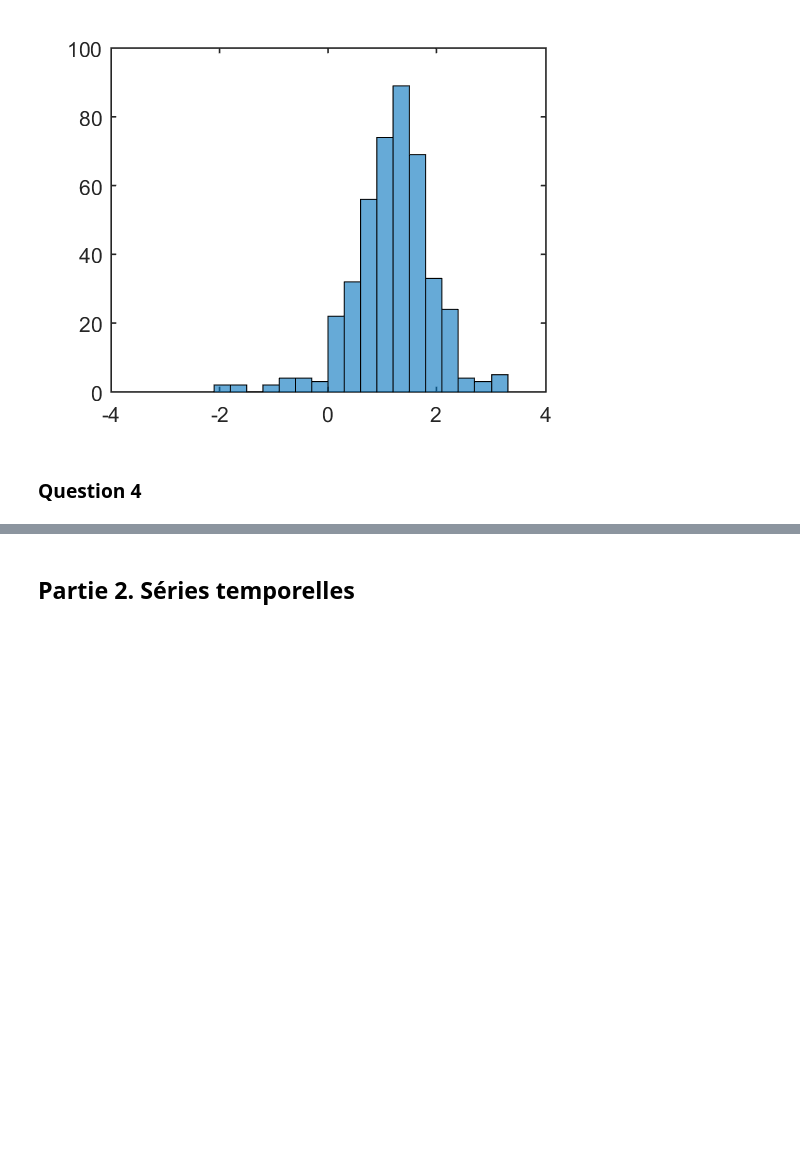
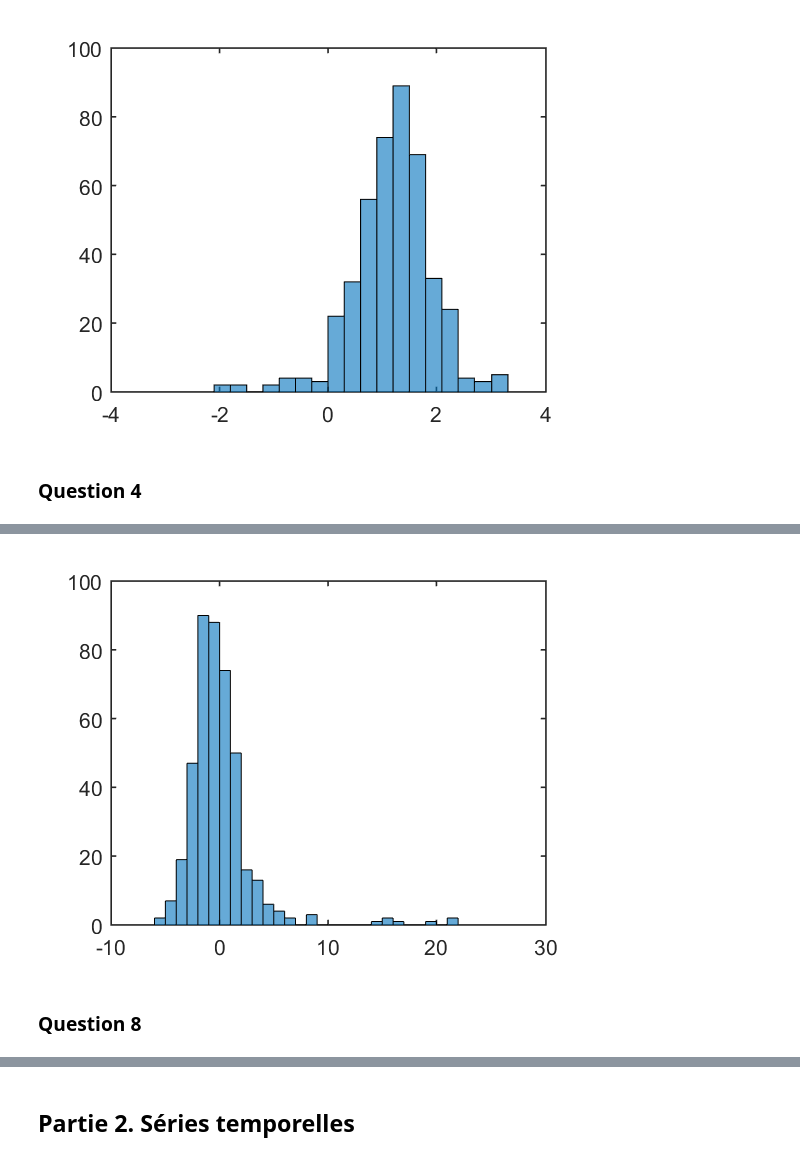
Before and after one commit to Juliette-Soler/Project-SIM207b, a Jupyter notebook: Projet.ipynb, the cells around one changed output, grey strips where cells are left out. Cells and saved outputs as stored; diff of their text form; code cells hidden in the pictures; blank space fills up the shorter version.

```diff
--- a/Projet.ipynb
+++ b/Projet.ipynb
@@ -131,0 +197,5 @@ histogram(lwage)
+# %%
+histogram(u)
+%% Je suis pas sûre mais il me semble que c'est ça les résidus
+# %% [output]
+[figure, added]
@@ -131,0 +204,2 @@ histogram(lwage)
+# %% [markdown]
+### Question 8
```
Also changed, not shown: parts of 34 cells of this notebook.
